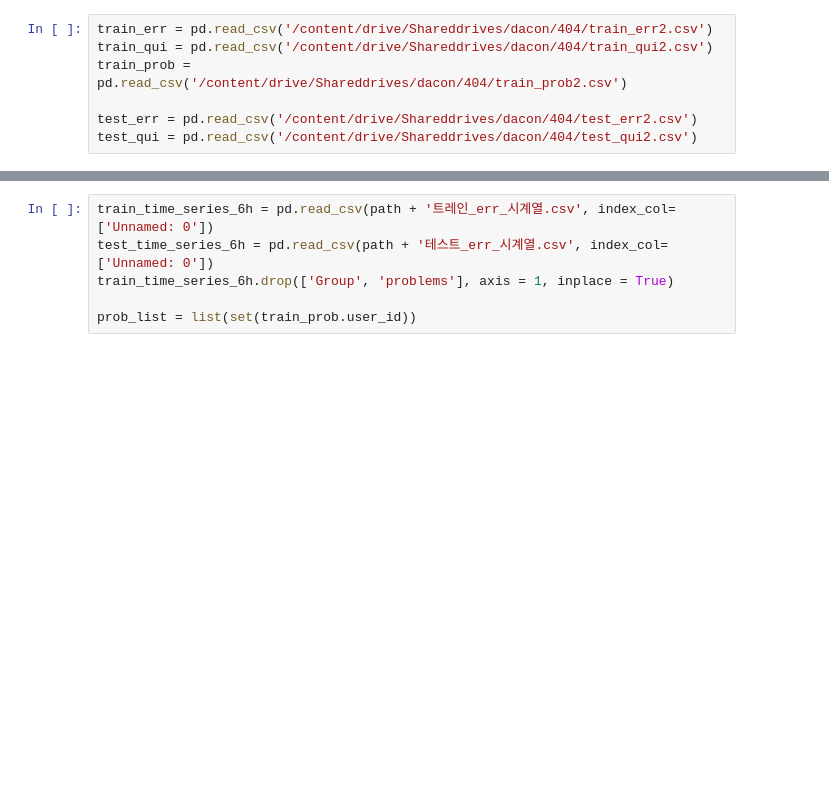
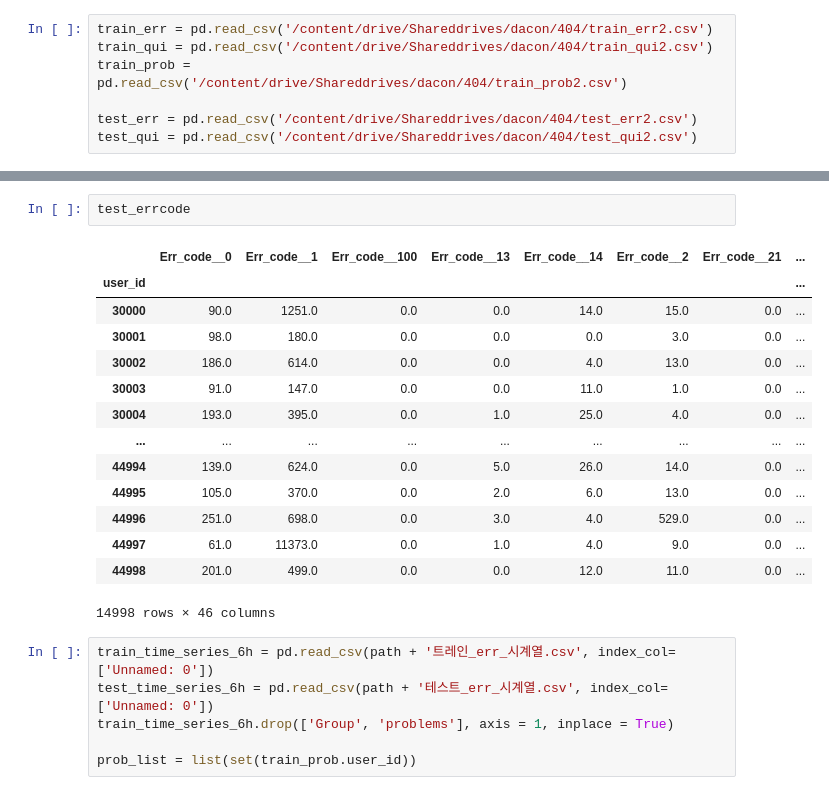
Before and after one commit to chojaeyoon/404, a Jupyter notebook: 식민지/멤제이/Auto_ML_MK5(catbu_tune).ipynb, the cells around one changed output, grey strips where cells are left out. Saved outputs shown, nothing was run; the diff lists cells and outputs as text; blank space fills up the shorter version.

```diff
--- a/식민지/멤제이/Auto_ML_MK5(catbu_tune).ipynb
+++ b/식민지/멤제이/Auto_ML_MK5(catbu_tune).ipynb
@@ -98,3 +117,20 @@ test_bonus = pd.read_csv(path + 'Dacon_bonus_test.csv')
+# %%
+test_errcode
+# %% [output]
+|  | Err_code__0 | Err_code__1 | Err_code__100 | Err_code__13 | Err_code__14 | Err_code__2 | Err_code__21 | ... |
+| user_id |  |  |  |  |  |  |  | ... |
+| 30000 | 90.0 | 1251.0 | 0.0 | 0.0 | 14.0 | 15.0 | 0.0 | ... |
+| 30001 | 98.0 | 180.0 | 0.0 | 0.0 | 0.0 | 3.0 | 0.0 | ... |
+| 30002 | 186.0 | 614.0 | 0.0 | 0.0 | 4.0 | 13.0 | 0.0 | ... |
+| 30003 | 91.0 | 147.0 | 0.0 | 0.0 | 11.0 | 1.0 | 0.0 | ... |
+| 30004 | 193.0 | 395.0 | 0.0 | 1.0 | 25.0 | 4.0 | 0.0 | ... |
+| ... | ... | ... | ... | ... | ... | ... | ... | ... |
+| 44994 | 139.0 | 624.0 | 0.0 | 5.0 | 26.0 | 14.0 | 0.0 | ... |
+| 44995 | 105.0 | 370.0 | 0.0 | 2.0 | 6.0 | 13.0 | 0.0 | ... |
+| 44996 | 251.0 | 698.0 | 0.0 | 3.0 | 4.0 | 529.0 | 0.0 | ... |
+| 44997 | 61.0 | 11373.0 | 0.0 | 1.0 | 4.0 | 9.0 | 0.0 | ... |
+| 44998 | 201.0 | 499.0 | 0.0 | 0.0 | 12.0 | 11.0 | 0.0 | ... |
+14998 rows × 46 columns
 # %%
 train_time_series_6h = pd.read_csv(path + '트레인_err_시계열.csv', index_col=['Unnamed: 0'])
 test_time_series_6h = pd.read_csv(path + '테스트_err_시계열.csv', index_col=['Unnamed: 0'])
```
Also changed, not shown: parts of 35 cells of this notebook.
